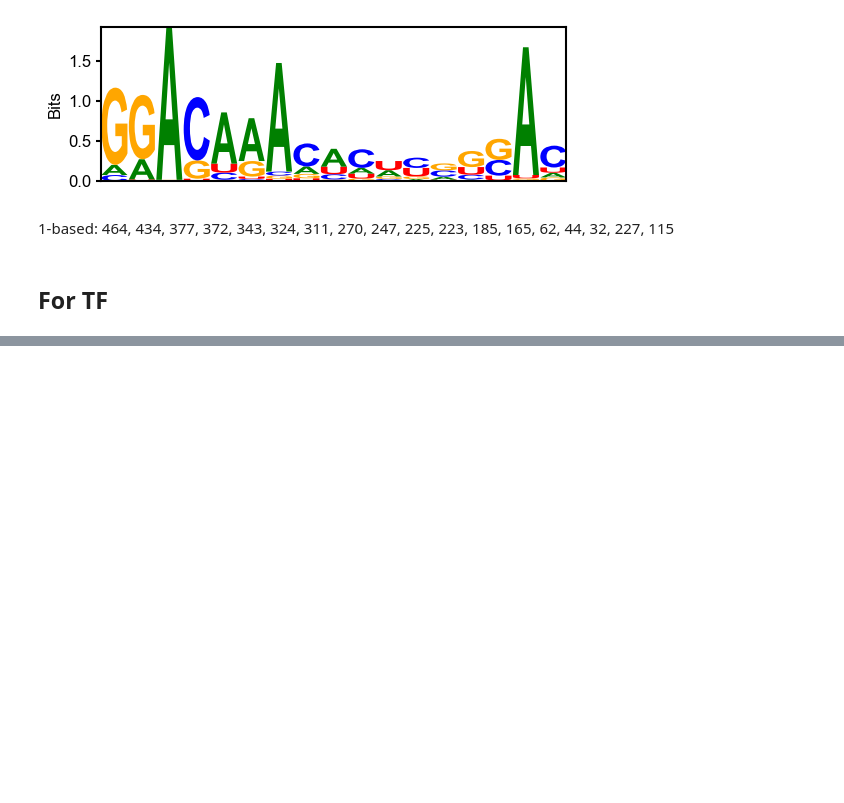
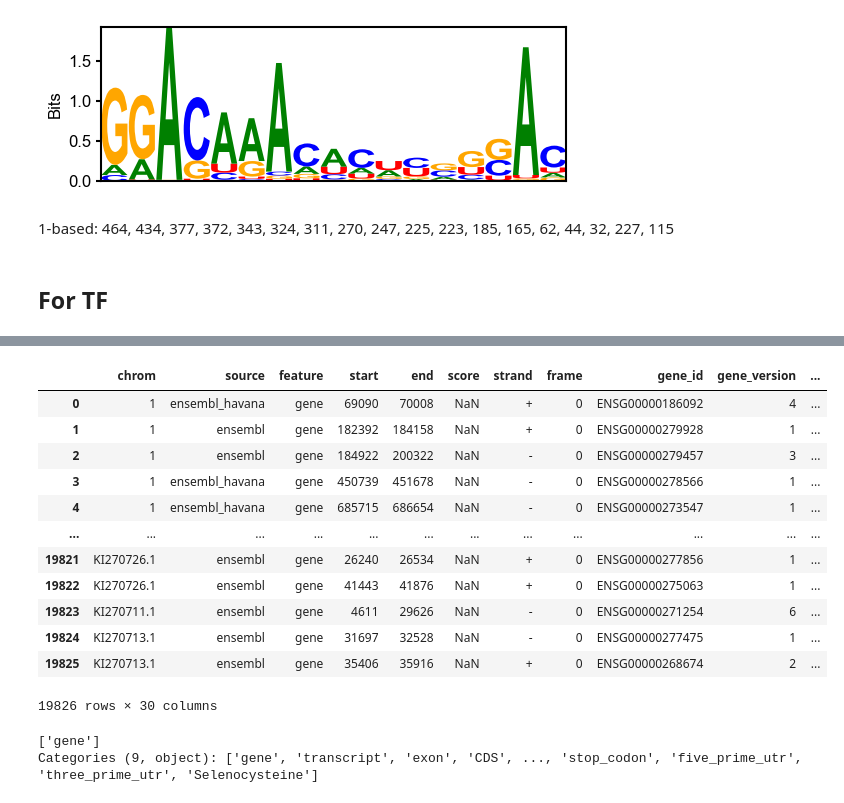
Before and after one commit to catombiotech/epiRNA_Analysis, a Jupyter notebook: filter/2-get_kernel_motifs.ipynb, the cells around one changed output, grey strips where cells are left out. Saved outputs shown, nothing was run; the diff lists cells and outputs as text; code cells hidden in the pictures; blank space fills up the shorter version.

```diff
--- a/filter/2-get_kernel_motifs.ipynb
+++ b/filter/2-get_kernel_motifs.ipynb
@@ -511,0 +542,21 @@ array(['TEAD1', 'ZBT49', 'VDR', 'ZN284', 'ZN250', 'ZN708', 'HNF4G',
+# %%
+human_gtf_df
+# %% [output]
+|  | chrom | source | feature | start | end | score | strand | frame | gene_id | gene_version | ... |
+| 0 | 1 | ensembl_havana | gene | 69090 | 70008 | NaN | + | 0 | ENSG00000186092 | 4 | ... |
+| 1 | 1 | ensembl | gene | 182392 | 184158 | NaN | + | 0 | ENSG00000279928 | 1 | ... |
+| 2 | 1 | ensembl | gene | 184922 | 200322 | NaN | - | 0 | ENSG00000279457 | 3 | ... |
+| 3 | 1 | ensembl_havana | gene | 450739 | 451678 | NaN | - | 0 | ENSG00000278566 | 1 | ... |
+| 4 | 1 | ensembl_havana | gene | 685715 | 686654 | NaN | - | 0 | ENSG00000273547 | 1 | ... |
+| ... | ... | ... | ... | ... | ... | ... | ... | ... | ... | ... | ... |
+| 19821 | KI270726.1 | ensembl | gene | 26240 | 26534 | NaN | + | 0 | ENSG00000277856 | 1 | ... |
+| 19822 | KI270726.1 | ensembl | gene | 41443 | 41876 | NaN | + | 0 | ENSG00000275063 | 1 | ... |
+| 19823 | KI270711.1 | ensembl | gene | 4611 | 29626 | NaN | - | 0 | ENSG00000271254 | 6 | ... |
+| 19824 | KI270713.1 | ensembl | gene | 31697 | 32528 | NaN | - | 0 | ENSG00000277475 | 1 | ... |
+| 19825 | KI270713.1 | ensembl | gene | 35406 | 35916 | NaN | + | 0 | ENSG00000268674 | 2 | ... |
+19826 rows × 30 columns
+# %%
+human_gtf_df.feature.unique()
+# %% [output]
+['gene']
+Categories (9, object): ['gene', 'transcript', 'exon', 'CDS', ..., 'stop_codon', 'five_prime_utr', 'three_prime_utr', 'Selenocysteine']
```
Also changed, not shown: parts of 4 cells of this notebook, 4 other files.
